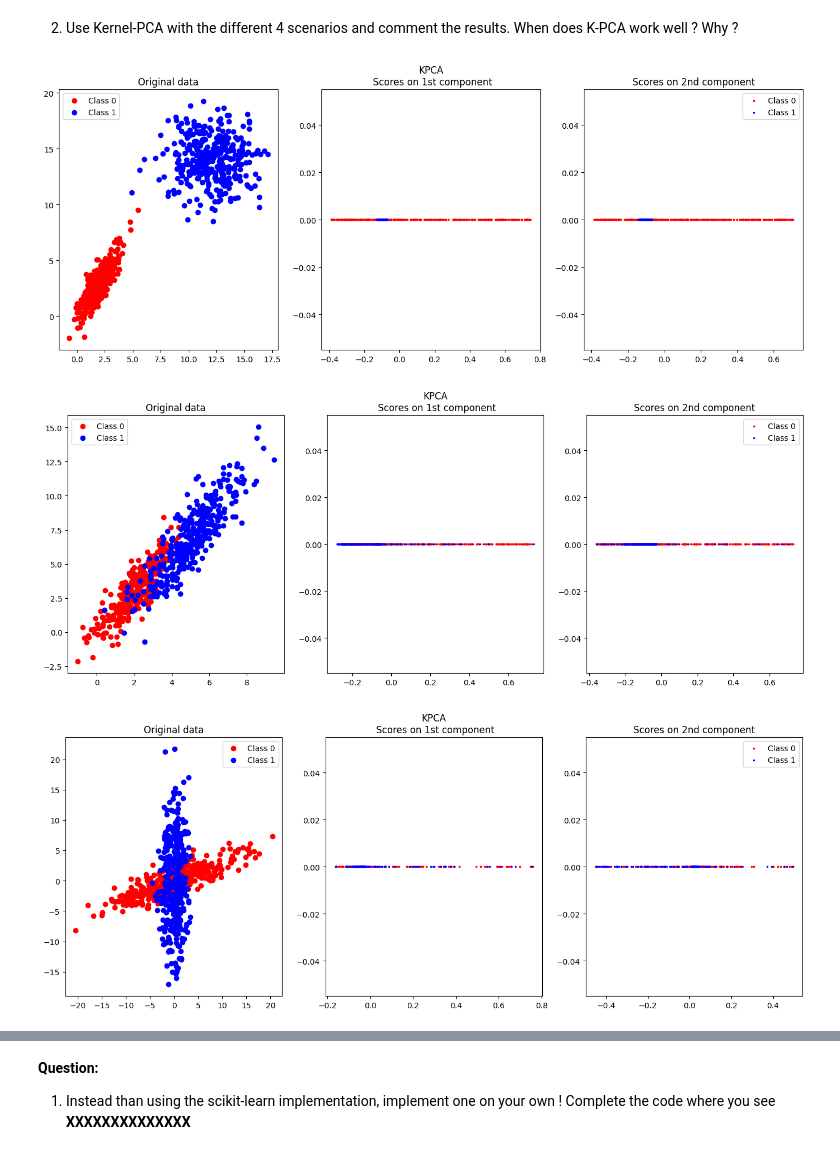
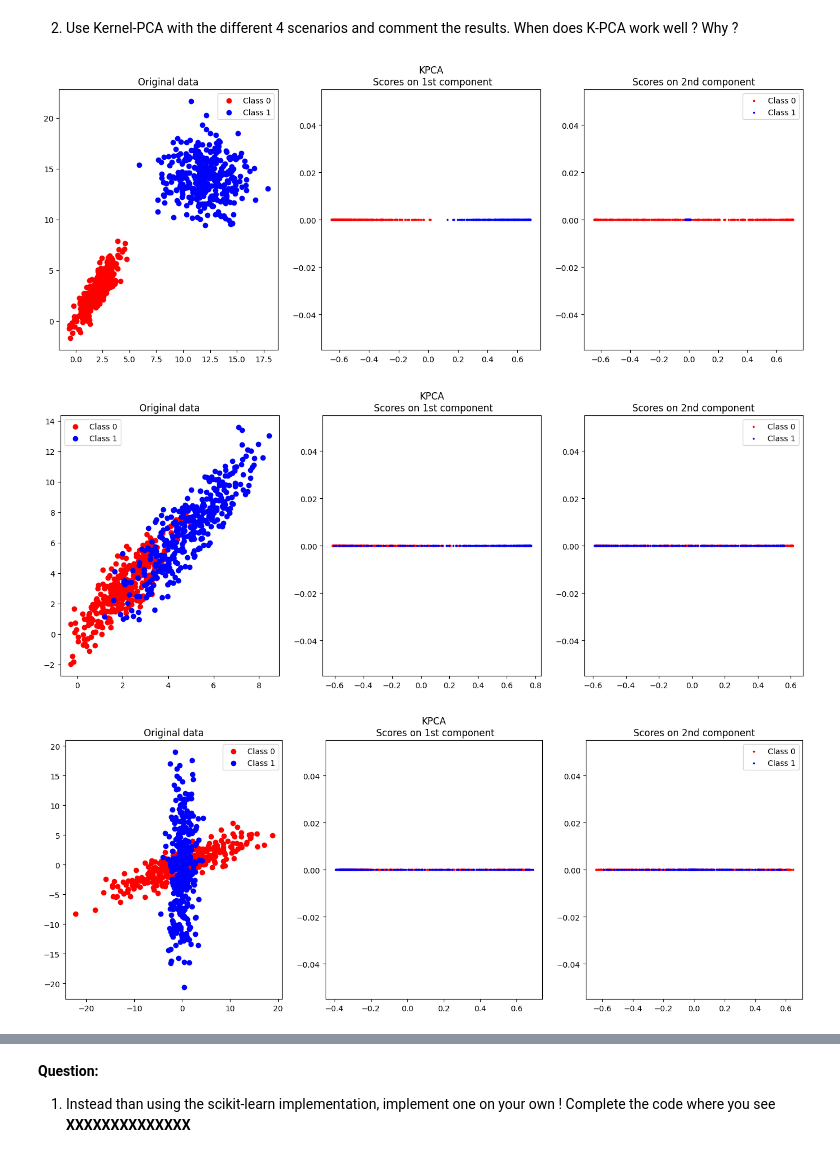
Before and after one commit to dftorresro/IMA205---TP1-Unsupervised-Learning, a Jupyter notebook: 2022_TP_Unsupervised_1_PCA-ICA.ipynb, the cells around one changed output, grey strips where cells are left out. Saved outputs shown, nothing was run; the diff lists cells and outputs as text; code cells hidden in the pictures.

```diff
--- a/2022_TP_Unsupervised_1_PCA-ICA.ipynb
+++ b/2022_TP_Unsupervised_1_PCA-ICA.ipynb
@@ -276,13 +292,13 @@ Let's now use Kernel-PCA with the rbf kernel (you can also test other kernels if
 # %%
 # Applying the Kernel-PCA for each scenario
 for scenarioIndex in range(1, 5):
     X0, X1, y = generate_scenario(scenario=scenarioIndex, n_samples0 = 350, n_samples1 = 350)
     X = np.concatenate((X0,X1),axis=0)
-    gamma = 2
+    gamma = 0.1
     Kpca = KernelPCA(kernel='rbf', gamma=gamma, random_state=1)
     YKpca=Kpca.fit_transform(X)
     plotResults(X0=X0, X1=X1, y=y, Y=YKpca, const=1,title='KPCA')
 # %% [output]
-[figure, old version]
+[figure, new version]
-[figure, old version]
+[figure, new version]
-[figure, old version]
+[figure, new version]
```
Also changed, not shown: parts of 14 cells of this notebook.
